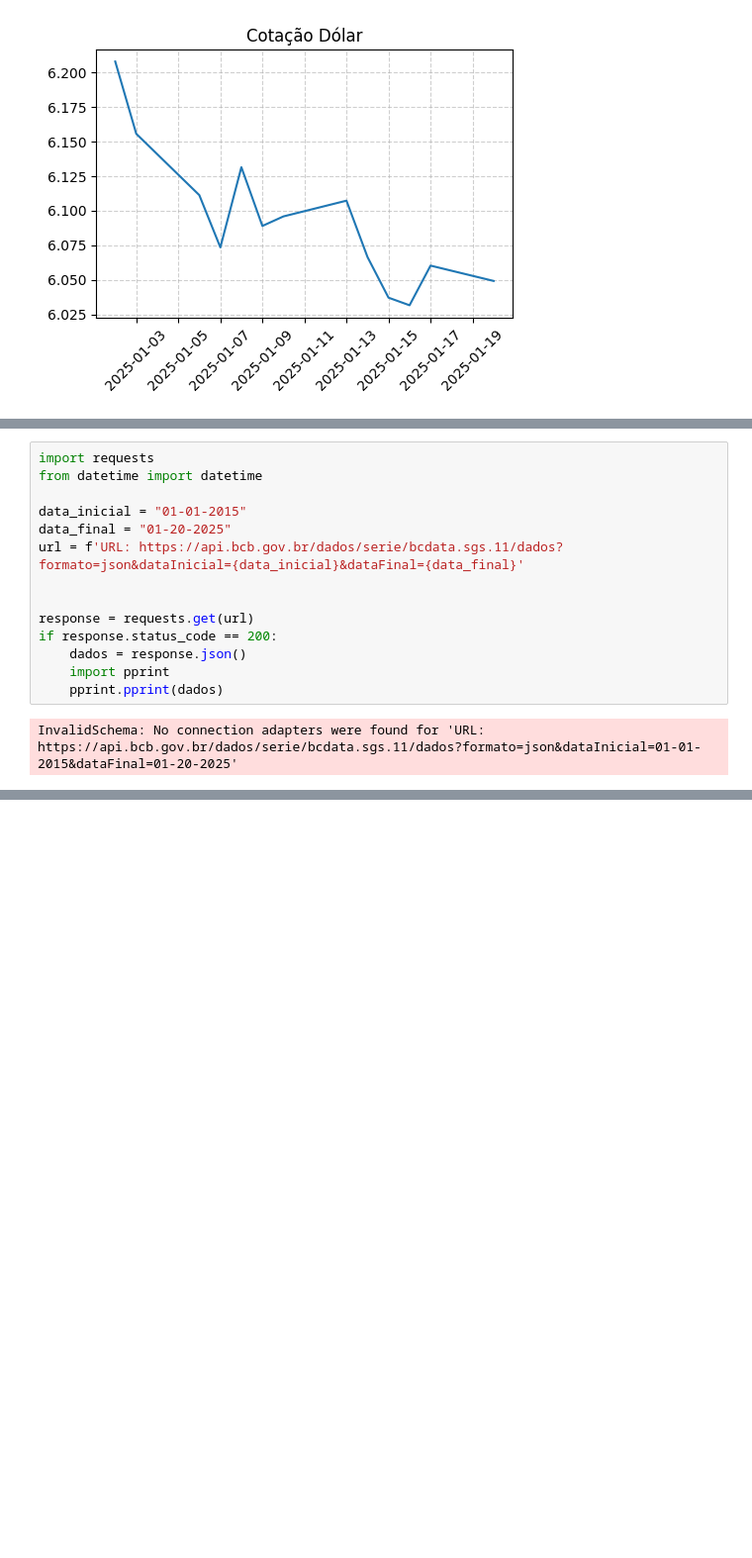
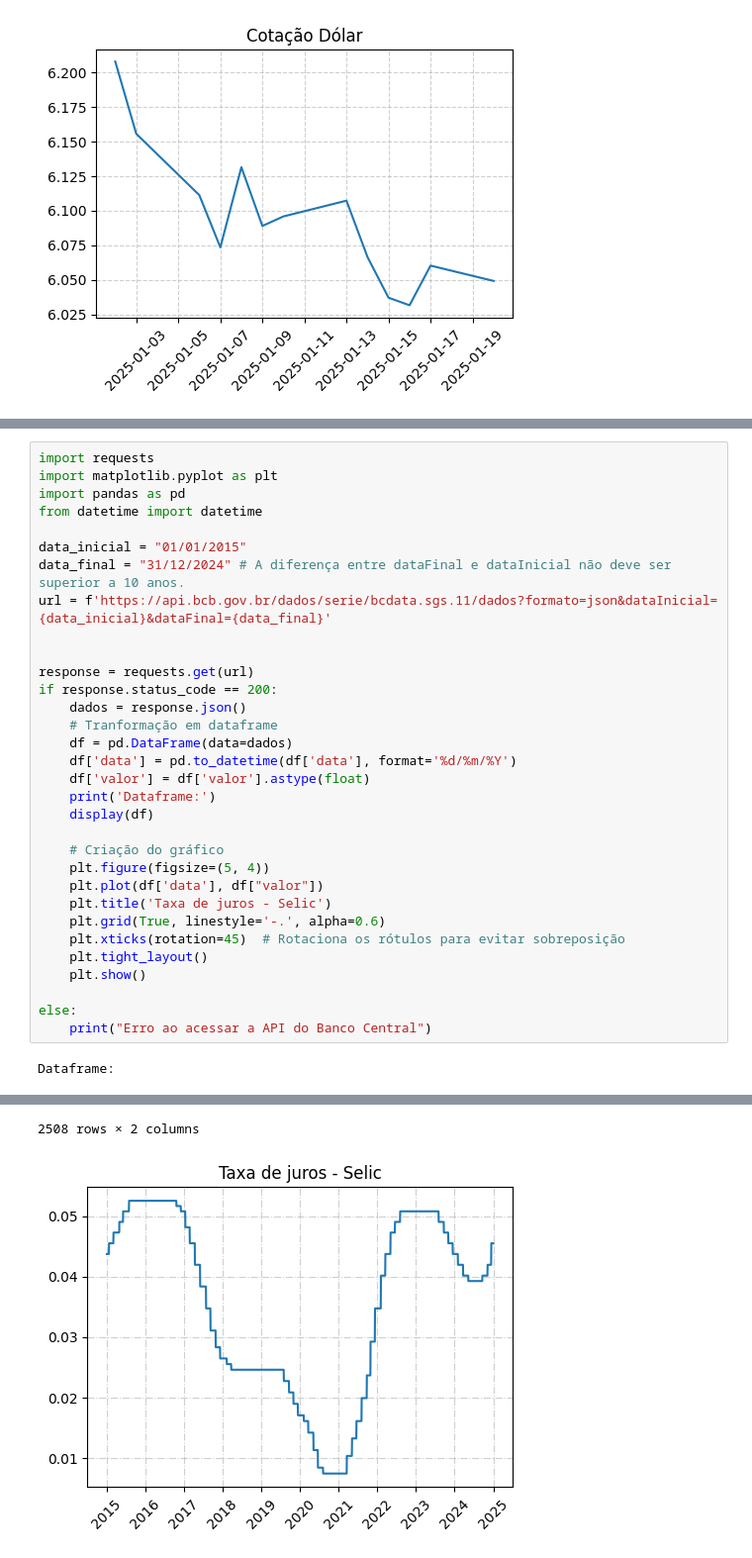
Before and after one commit to py222015328/CEE2, a Jupyter notebook: 21_uso_dados_api.ipynb, the cells around one changed output, grey strips where cells are left out. Shown at 99% size. Cells and saved outputs as stored; diff of their text form; blank space fills up the shorter version.

```diff
--- a/21_uso_dados_api.ipynb
+++ b/21_uso_dados_api.ipynb
@@ -455,18 +455,36 @@ Crie um código que baixe e apresente informações da série temporal diária d
 
 > Link para a documentação da API: https://dadosabertos.bcb.gov.br/dataset/11-taxa-de-juros---selic/resource/b73edc07-bbac-430c-a2cb-b1639e605fa8
-# %%
-import requests
-from datetime import datetime
-
-data_inicial = "01-01-2015"
-data_final = "01-20-2025"
-url = f'URL: https://api.bcb.gov.br/dados/serie/bcdata.sgs.11/dados?formato=json&dataInicial={data_inicial}&dataFinal={data_final}'
-
-
-response = requests.get(url)
-if response.status_code == 200:
-    dados = response.json()
-    import pprint
-    pprint.pprint(dados)
-# %% [output]
-InvalidSchema: No connection adapters were found for 'URL: https://api.bcb.gov.br/dados/serie/bcdata.sgs.11/dados?formato=json&dataInicial=01-01-2015&dataFinal=01-20-2025'
+# %%
+import requests
+import matplotlib.pyplot as plt
+import pandas as pd
+from datetime import datetime
+
+data_inicial = "01/01/2015"
+data_final = "31/12/2024" # A diferença entre dataFinal e dataInicial não deve ser superior a 10 anos.
+url = f'https://api.bcb.gov.br/dados/serie/bcdata.sgs.11/dados?formato=json&dataInicial={data_inicial}&dataFinal={data_final}'
+
+
+response = requests.get(url)
+if response.status_code == 200:
+    dados = response.json()
+    # Tranformação em dataframe
+    df = pd.DataFrame(data=dados)
+    df['data'] = pd.to_datetime(df['data'], format='%d/%m/%Y')
+    df['valor'] = df['valor'].astype(float)
+    print('Dataframe:')
+    display(df)
+
+    # Criação do gráfico
+    plt.figure(figsize=(5, 4))
+    plt.plot(df['data'], df["valor"])
+    plt.title('Taxa de juros - Selic')
+    plt.grid(True, linestyle='-.', alpha=0.6)
+    plt.xticks(rotation=45)  # Rotaciona os rótulos para evitar sobreposição
+    plt.tight_layout()
+    plt.show()
+
+else:
+    print("Erro ao acessar a API do Banco Central")
+# %% [output]
+Dataframe:
@@ -472,0 +503,2 @@ InvalidSchema: No connection adapters were found for 'URL: https://api.bcb.gov.b
+2508 rows × 2 columns
+[figure, added]
```
Also changed, not shown: parts of 2 cells of this notebook.
